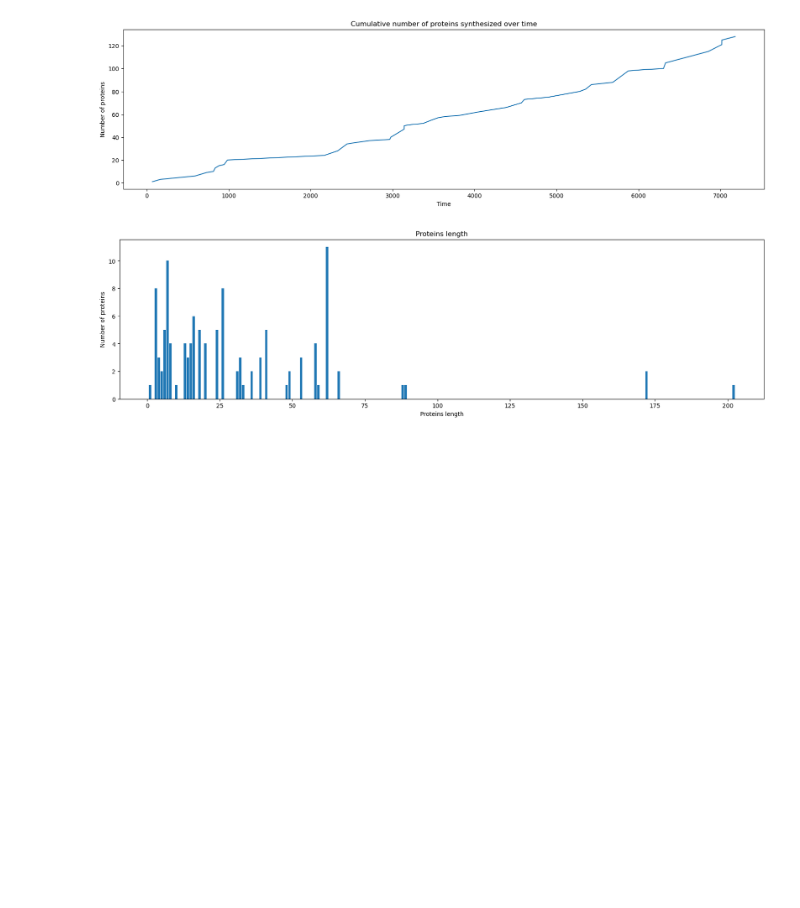
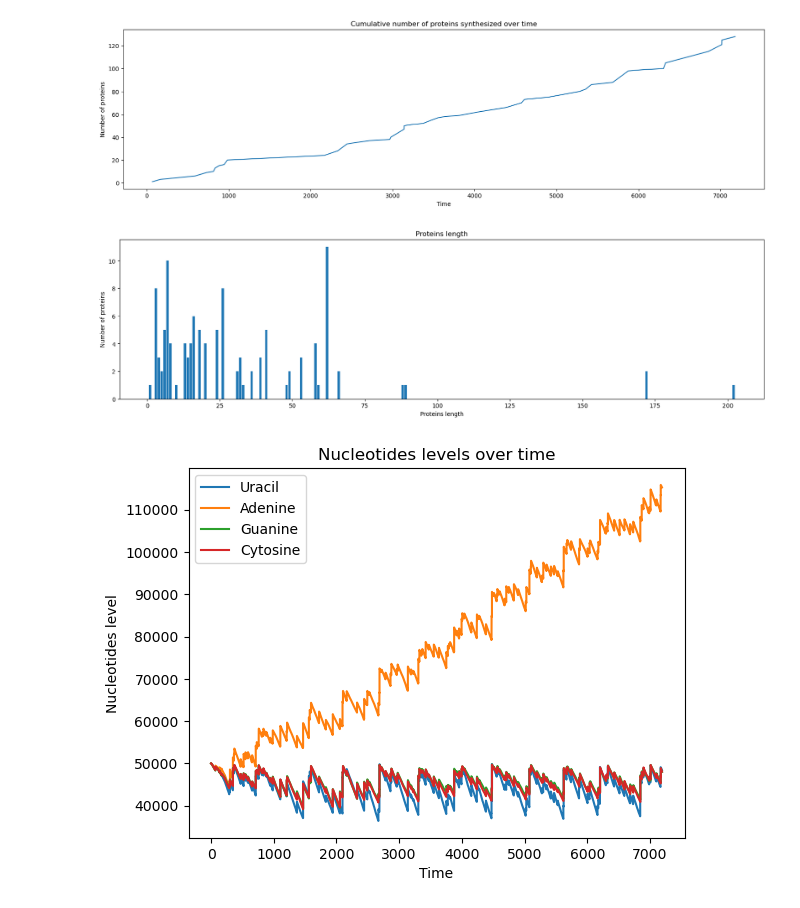
Before and after one commit to GiuliaGhisolfi/ProteinSynthesis, a Jupyter notebook: test.ipynb, the cells around one changed output. Saved outputs shown, nothing was run; the diff lists cells and outputs as text; code cells hidden in the pictures; blank space fills up the shorter version.

```diff
--- a/test.ipynb
+++ b/test.ipynb
@@ -158,0 +151,5 @@ with open(f'results/nucleotides_history_cytosine.json') as f:
+# %%
+plot_nucleotide_level_over_time(
+    uracil_dict, adenine_dict, guanine_dict, cytosine_dict)
+# %% [output]
+[figure, added]
```
Also changed, not shown: parts of 5 cells of this notebook, 3 other files.
